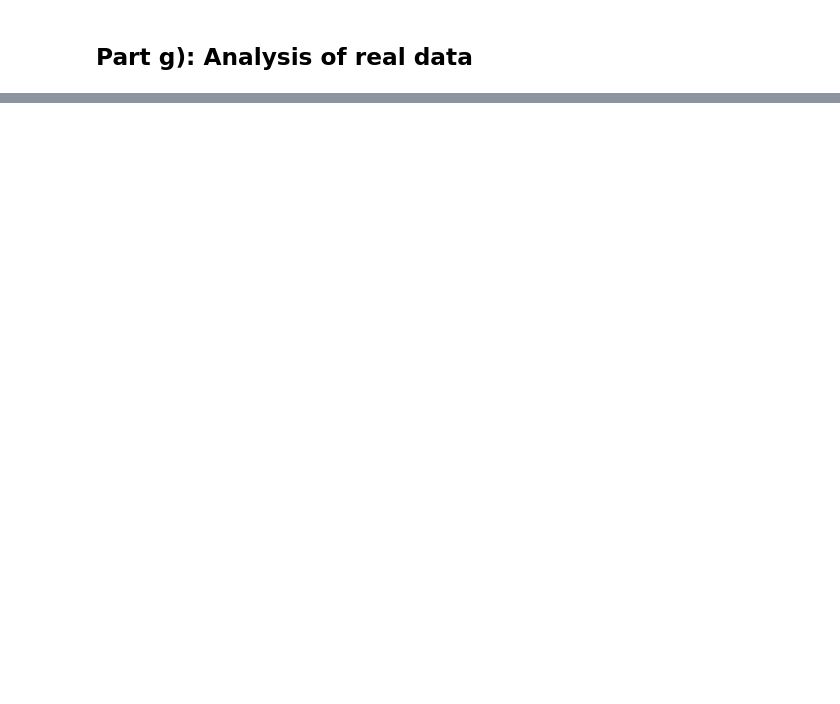
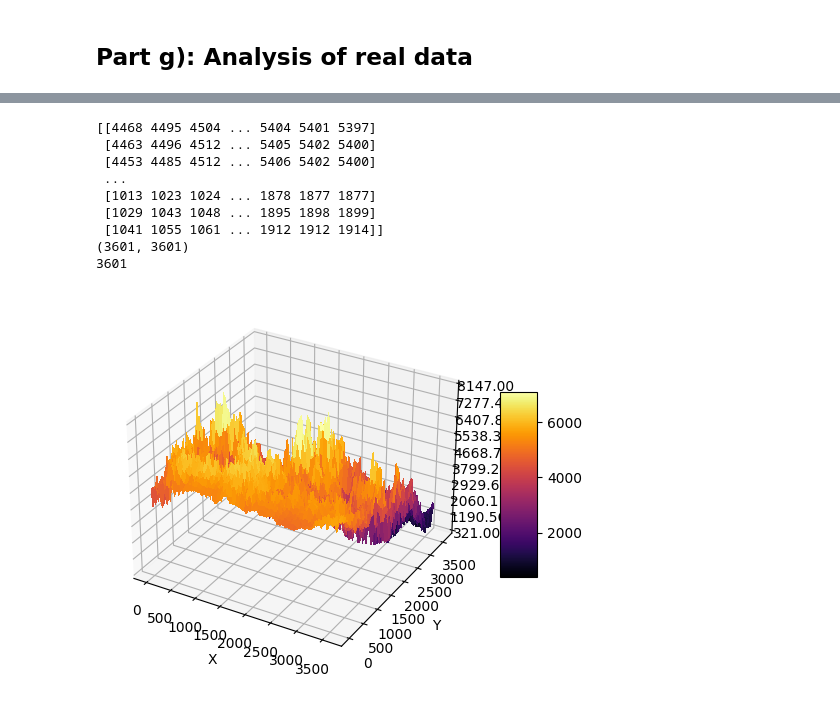
Before and after one commit to hishemok/FYS-STK4155, a Jupyter notebook: Project1/Project1.ipynb, the cells around one changed output, grey strips where cells are left out. Saved outputs shown, nothing was run; the diff lists cells and outputs as text; code cells hidden in the pictures; blank space fills up the shorter version.

```diff
--- a/Project1/Project1.ipynb
+++ b/Project1/Project1.ipynb
@@ -826,0 +783,38 @@ Var: 0.20867052175260886
+# %%
+print(terrain1)
+print(terrain1.shape)
+print(len(terrain1[0]))
+
+x = np.linspace(0,terrain1.shape[0],terrain1.shape[0])
+y = np.linspace(0,terrain1.shape[1],terrain1.shape[1])
+x,y = np.meshgrid(x,y)
+
+fig = plt.figure()
+ax = fig.add_subplot(projection = '3d')
+
+# Plot the surface.
+surf = ax.plot_surface(x, y, terrain1, cmap='inferno',
+                       linewidth=0, antialiased=False)
+
+# Customize the z axis.<
+ax.set_zlim(np.min(terrain1), np.max(terrain1))
+ax.zaxis.set_major_locator(LinearLocator(10))
+ax.zaxis.set_major_formatter(FormatStrFormatter('%.02f'))
+ax.set_xlabel('X')
+ax.set_ylabel('Y')
+ax.set_zlabel('Z')
+
+# Add a color bar which maps values to colors.
+fig.colorbar(surf, shrink=0.5, aspect=5)
+plt.show()
+# %% [output]
+[[4468 4495 4504 ... 5404 5401 5397]
+ [4463 4496 4512 ... 5405 5402 5400]
+ [4453 4485 4512 ... 5406 5402 5400]
+ ...
+ [1013 1023 1024 ... 1878 1877 1877]
+ [1029 1043 1048 ... 1895 1898 1899]
+ [1041 1055 1061 ... 1912 1912 1914]]
+(3601, 3601)
+3601
+[figure, added]
```
Also changed, not shown: parts of 9 cells of this notebook, 12 other files.
